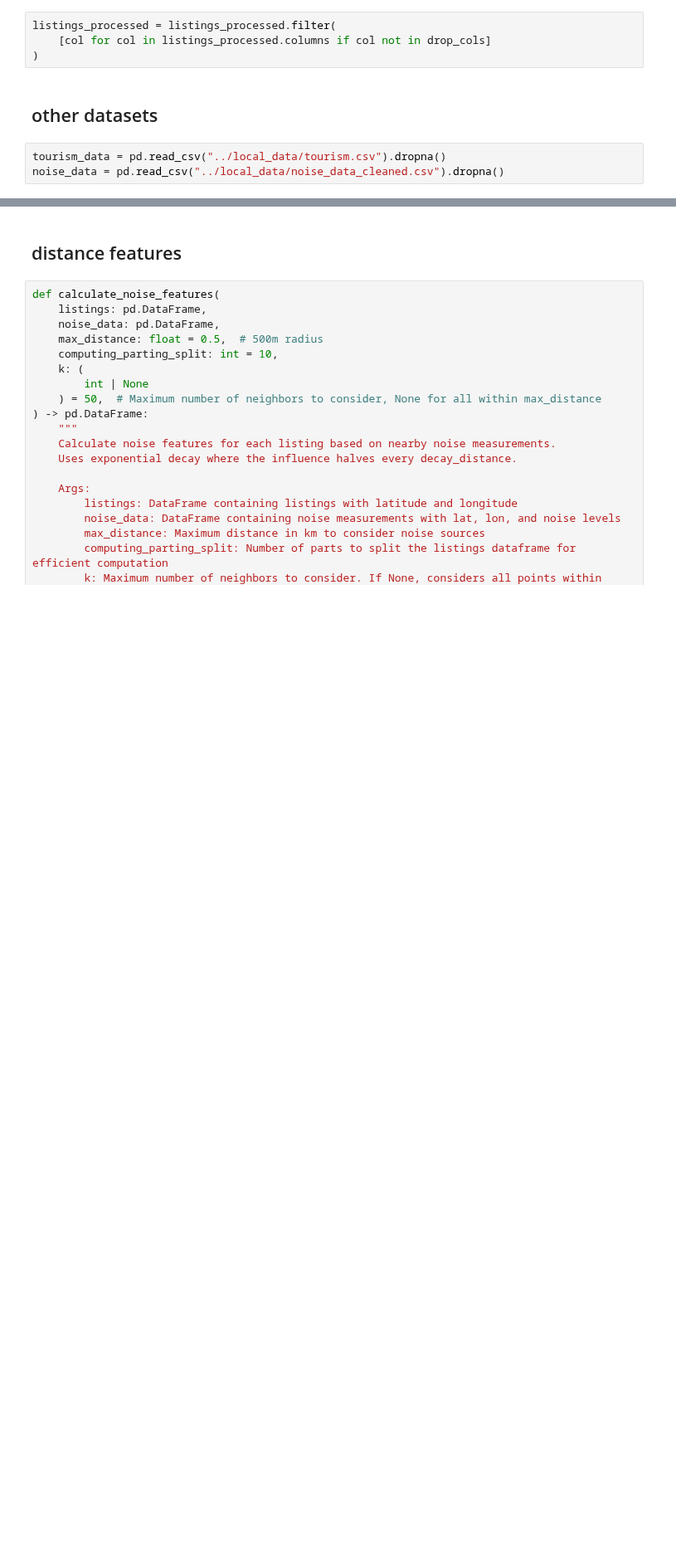
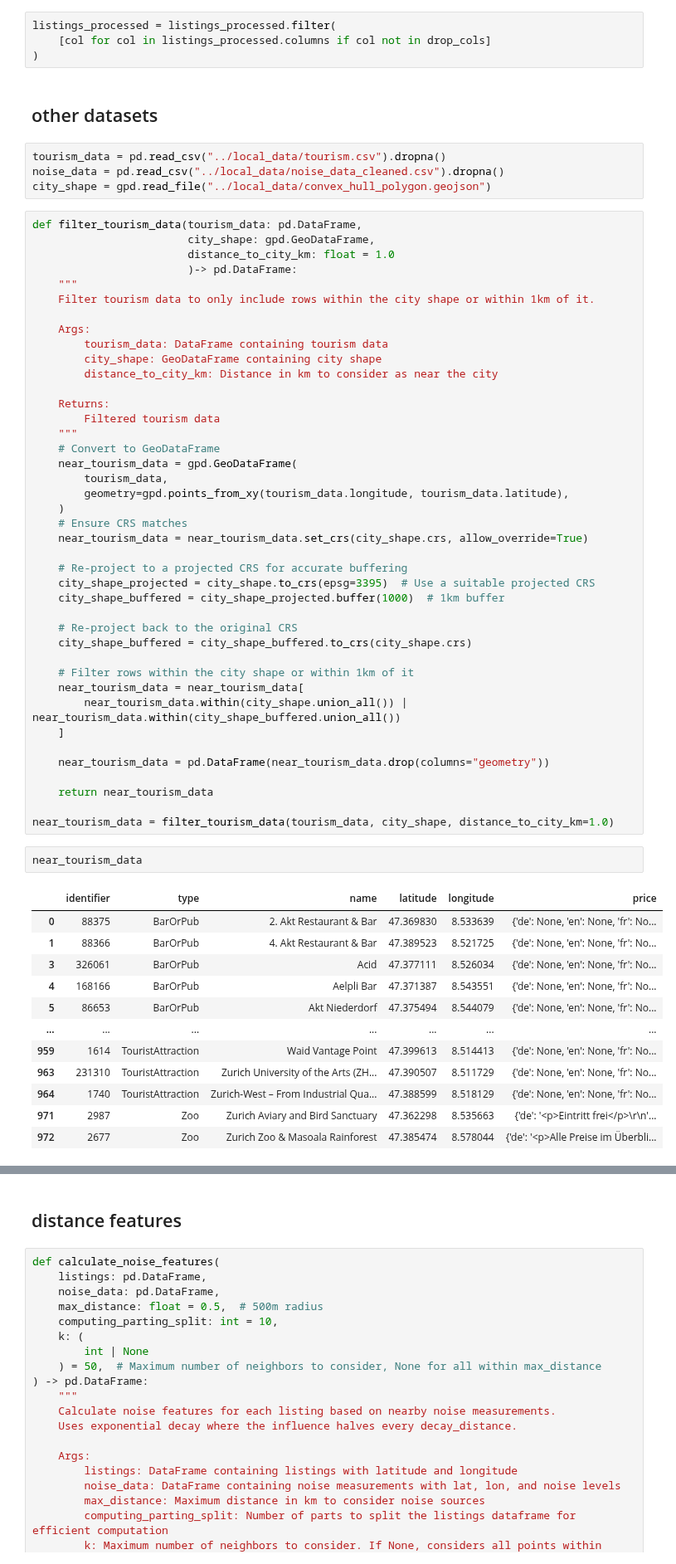
Before and after one commit to gerome-rac/DSF, a Jupyter notebook: data_analysis/create_features.ipynb, the cells around one changed output, grey strips where cells are left out. Shown at 83% size. Drawn from its saved outputs; the diff is of its cells as text; blank space fills up the shorter version.

```diff
--- a/data_analysis/create_features.ipynb
+++ b/data_analysis/create_features.ipynb
@@ -588,3 +587,60 @@ listings_processed = listings_processed.filter(
 # %%
 tourism_data = pd.read_csv("../local_data/tourism.csv").dropna()
 noise_data = pd.read_csv("../local_data/noise_data_cleaned.csv").dropna()
+city_shape = gpd.read_file("../local_data/convex_hull_polygon.geojson")
+# %%
+def filter_tourism_data(tourism_data: pd.DataFrame,
+                        city_shape: gpd.GeoDataFrame,
+                        distance_to_city_km: float = 1.0
+                        )-> pd.DataFrame:
+    """
+    Filter tourism data to only include rows within the city shape or within 1km of it.
+
+    Args:
+        tourism_data: DataFrame containing tourism data
+        city_shape: GeoDataFrame containing city shape
+        distance_to_city_km: Distance in km to consider as near the city
+
+    Returns:
+        Filtered tourism data
+    """
+    # Convert to GeoDataFrame
+    near_tourism_data = gpd.GeoDataFrame(
+        tourism_data,
+        geometry=gpd.points_from_xy(tourism_data.longitude, tourism_data.latitude),
+    )
+    # Ensure CRS matches
+    near_tourism_data = near_tourism_data.set_crs(city_shape.crs, allow_override=True)
+
+    # Re-project to a projected CRS for accurate buffering
+    city_shape_projected = city_shape.to_crs(epsg=3395)  # Use a suitable projected CRS
+    city_shape_buffered = city_shape_projected.buffer(1000)  # 1km buffer
+
+    # Re-project back to the original CRS
+    city_shape_buffered = city_shape_buffered.to_crs(city_shape.crs)
+
+    # Filter rows within the city shape or within 1km of it
+    near_tourism_data = near_tourism_data[
+        near_tourism_data.within(city_shape.union_all()) | near_tourism_data.within(city_shape_buffered.union_all())
+    ]
+
+    near_tourism_data = pd.DataFrame(near_tourism_data.drop(columns="geometry"))
+
+    return near_tourism_data
+
+near_tourism_data = filter_tourism_data(tourism_data, city_shape, distance_to_city_km=1.0)
+# %%
+near_tourism_data
+# %% [output]
+|  | identifier | type | name | latitude | longitude | price |
+| 0 | 88375 | BarOrPub | 2. Akt Restaurant & Bar | 47.369830 | 8.533639 | {'de': None, 'en': None, 'fr': No... |
+| 1 | 88366 | BarOrPub | 4. Akt Restaurant & Bar | 47.389523 | 8.521725 | {'de': None, 'en': None, 'fr': No... |
+| 3 | 326061 | BarOrPub | Acid | 47.377111 | 8.526034 | {'de': None, 'en': None, 'fr': No... |
+| 4 | 168166 | BarOrPub | Aelpli Bar | 47.371387 | 8.543551 | {'de': None, 'en': None, 'fr': No... |
+| 5 | 86653 | BarOrPub | Akt Niederdorf | 47.375494 | 8.544079 | {'de': None, 'en': None, 'fr': No... |
+| ... | ... | ... | ... | ... | ... | ... |
+| 959 | 1614 | TouristAttraction | Waid Vantage Point | 47.399613 | 8.514413 | {'de': None, 'en': None, 'fr': No... |
+| 963 | 231310 | TouristAttraction | Zurich University of the Arts (ZH... | 47.390507 | 8.511729 | {'de': None, 'en': None, 'fr': No... |
+| 964 | 1740 | TouristAttraction | Zurich-West – From Industrial Qua... | 47.388599 | 8.518129 | {'de': None, 'en': None, 'fr': No... |
+| 971 | 2987 | Zoo | Zurich Aviary and Bird Sanctuary | 47.362298 | 8.535663 | {'de': '<p>Eintritt frei</p>\r\n'... |
+| 972 | 2677 | Zoo | Zurich Zoo & Masoala Rainforest | 47.385474 | 8.578044 | {'de': '<p>Alle Preise im Überbli... |
```
Also changed, not shown: parts of 11 cells of this notebook.
